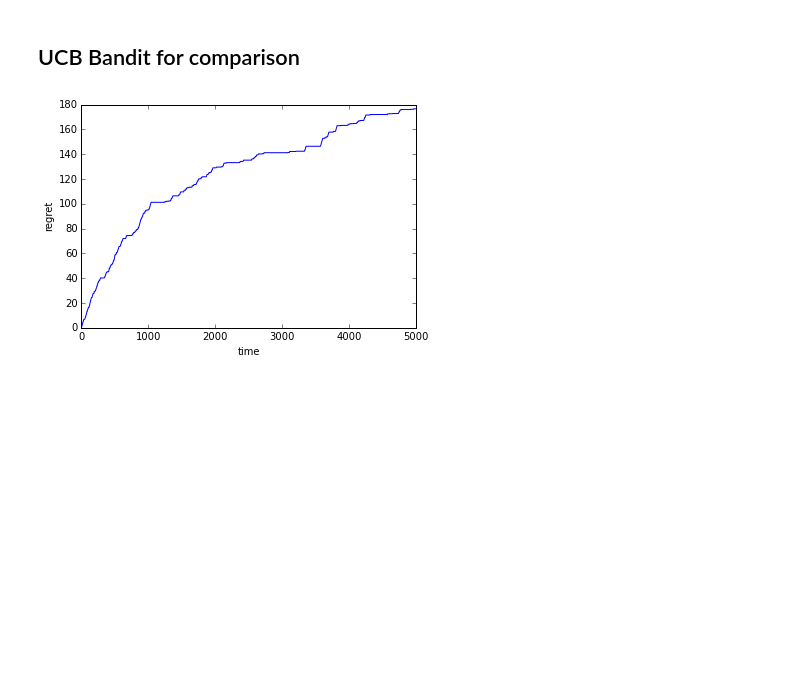
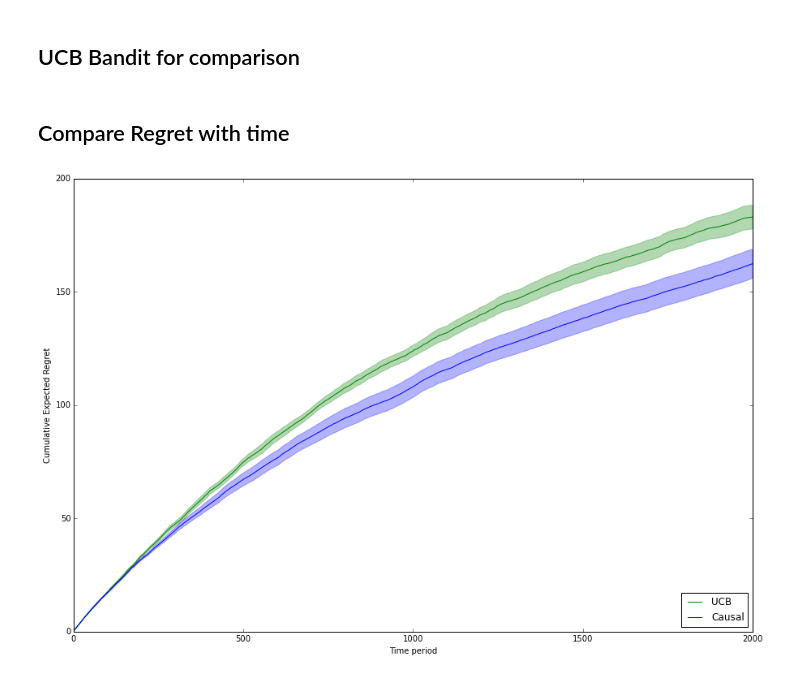
Before and after one commit to finnhacks42/causality, a Jupyter notebook: epsilon-greedy-ucb.ipynb, the cells around one changed output. Cells and saved outputs as stored; diff of their text form; code cells hidden in the pictures; blank space fills up the shorter version.

Commit message:
gets a rough version of causal-epsilon_greedy working with a fixed epsion

```diff
--- a/epsilon-greedy-ucb.ipynb
+++ b/epsilon-greedy-ucb.ipynb
@@ -50,22 +64,52 @@ class UCBBandit:
     def run(self,horizon):
         regret = zeros(horizon)
         for t in range(horizon):
-            upper = [x.upper(t+1) for x in self.estimators]
+            upper = [x.upper(t) for x in self.estimators]
             action = argmax(upper)
             regret[t] = self.model.best - self.model.expectedYGivenAction(action)
             reward = self.model.sampleY(action)
-            self.estimators[action].update(reward)
+            self.estimators[action].update(reros(horizon)
+        for t in raward)
         regret = cumsum(regret)
         return regret
-
-num_vars = 3
-horizon = 5000
-model = TrivialProbabilityModel(3,.2)
-ucb = UCBBandit(model,2.5)
-regret = ucb.run(horizon)
-plot(range(horizon),regret)
-xlabel("time")
-ylabel("regret")
-show()
-# %% [output]
-[figure, removed]
+# %% [markdown]
+## Compare Regret with time
+# %%
+# consider having epsilon decay with time ...
+num_vars = 5
+horizon = 2000
+trials = 20
+alpha = 2.5
+epsilon = 0.2
+
+ucb = zeros((trials,horizon))
+causal = zeros((trials,horizon))
+
+for trial in range(trials):
+    model = TrivialProbabilityModel(num_vars,.2)
+    causalBandit = EpsilonGreedyCausalUCBBandit(model,alpha,epsilon)
+    ucbBandit = UCBBandit(model,alpha)
+    ucb[trial,:] = ucbBandit.run(horizon)
+    causal[trial,:] = causalBandit.run(horizon)
+
+f,ax = subplots(1,1,figsize=(15,10))
+t = range(horizon)
+ucb_se = std(ucb,axis=0)/sqrt(trials)
+ucb_mean = mean(ucb,axis=0)
+ax.plot(t,ucb_mean,label="UCB",color="green")
+ucb_se = std(ucb,axis=0)/sqrt(trials)
+ax.fill_between(t,ucb_mean-ucb_se,ucb_mean + ucb_se,alpha=0.3,color="green")
+
+c_se = std(causal,axis=0)/sqrt(trials)
+c_mean = mean(causal,axis=0)
+ax.plot(t,c_mean,label="Causal", color = "blue")
+ax.fill_between(t,c_mean-c_se,c_mean+c_se,alpha=0.3, color="blue")
+ax.legend(loc="lower right")
+ax.set_xlabel("Time period")
+ax.set_ylabel("Cumulative Expected Regret")
+show()
+
+# Ok - this is roughly the behaviour I was expecting.
+# epsilon really does need to get smaller as we have explored more of the space ...
+# %% [output]
+[figure, added]
```
Also changed, not shown: parts of 2 cells of this notebook, 1 other file.
